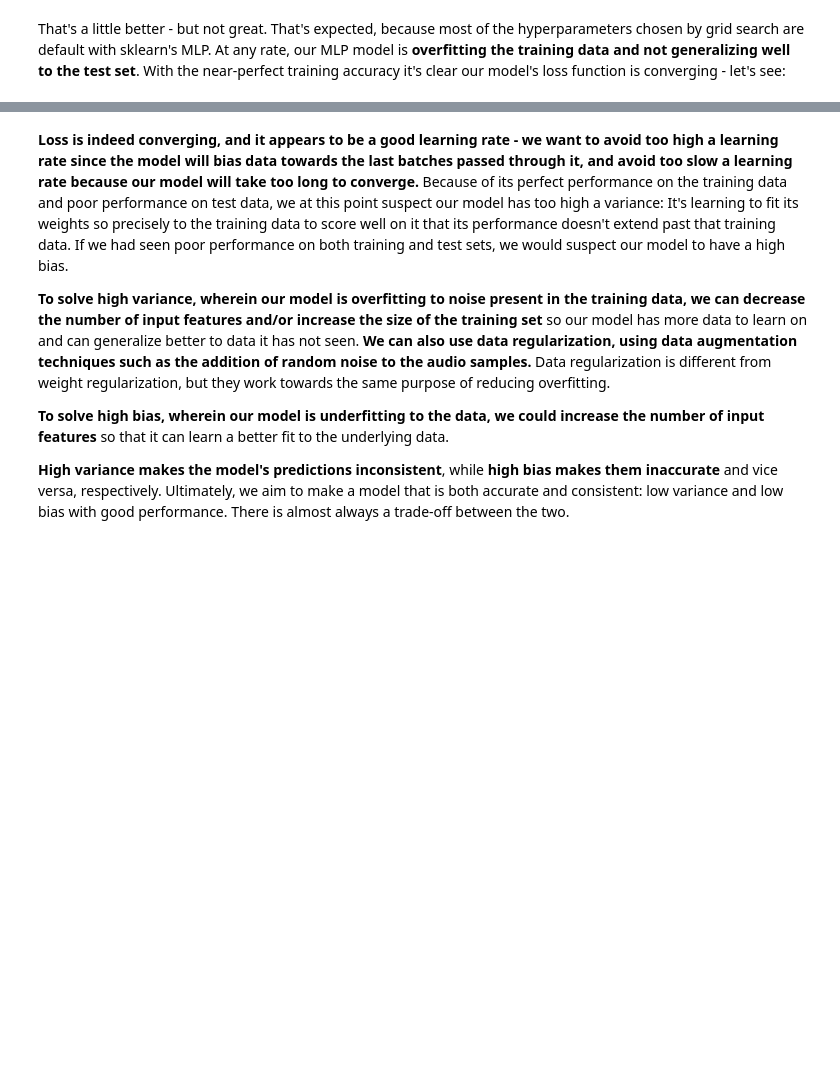
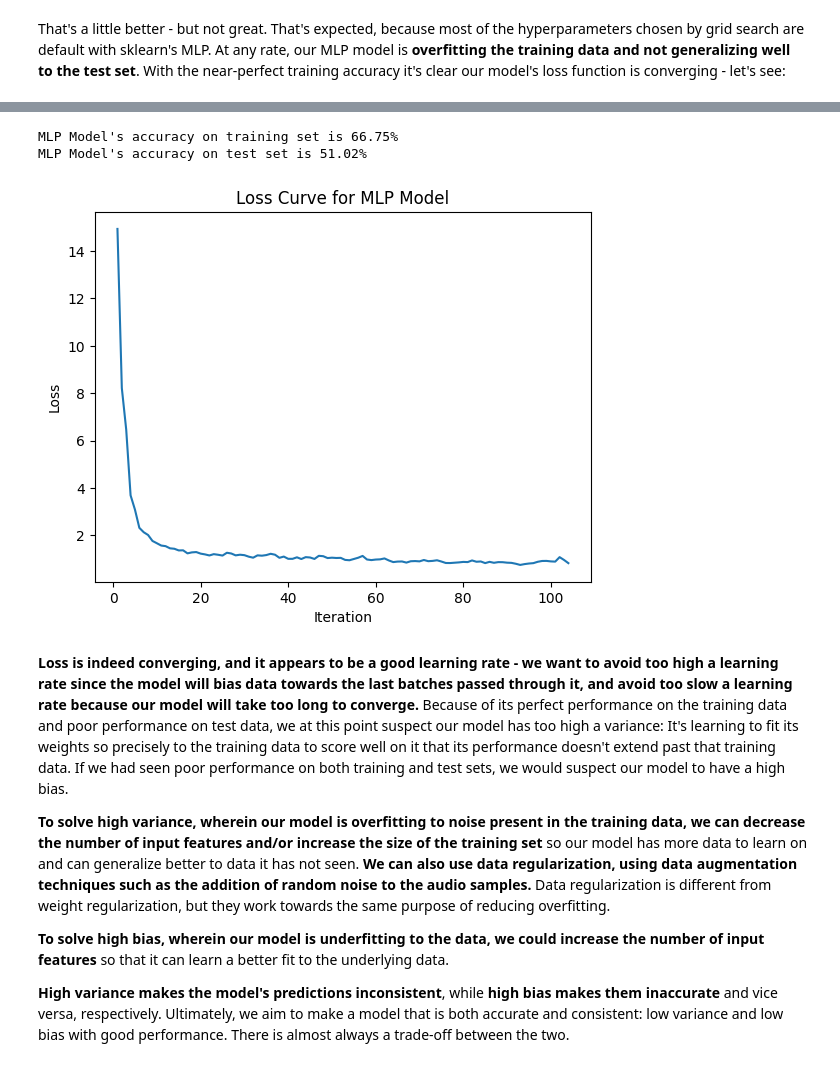
Before and after one commit to goose2711/Week4-Neural_Network, a Jupyter notebook: Week4__Neural_Networks.ipynb, the cells around one changed output, grey strips where cells are left out. Cells and saved outputs as stored; diff of their text form; code cells hidden in the pictures; blank space fills up the shorter version.

```diff
--- a/Week4__Neural_Networks.ipynb
+++ b/Week4__Neural_Networks.ipynb
@@ -781,3 +792,31 @@ plt.show()
+# %%
+#MLP classifier for Merged dataset
+model = MLPClassifier(
+    activation='relu',
+    solver='adam',
+    alpha=0.001,
+    batch_size=256,
+    hidden_layer_sizes=(300,),
+    learning_rate='adaptive',
+    max_iter=1000, # I've found for this task, loss converges at ~1000 iterations
+    random_state=69,
+)
+
+model.fit(X_trainMerged, y_trainMerged)
+
+print(f'MLP Model\'s accuracy on training set is {100*model.score(X_trainMerged, y_trainMerged):.2f}%')
+print(f'MLP Model\'s accuracy on test set is {100*model.score(X_testMerged, y_testMerged):.2f}%')
+print("\n")
+plt.figure()
+plt.plot([num for num in range(1,model.n_iter_ +1)], model.loss_curve_)
+plt.title('Loss Curve for MLP Model')
+plt.ylabel('Loss')
+plt.xlabel('Iteration')
+plt.show()
+# %% [output]
+MLP Model's accuracy on training set is 66.75%
+MLP Model's accuracy on test set is 51.02%
+[figure, added]
 # %% [markdown]
 **Loss is indeed converging, and it appears to be a good learning rate - we want to avoid too high a learning rate since the model will bias data towards the last batches passed through it, and avoid too slow a learning rate because our model will take too long to converge.** Because of its perfect performance on the training data and poor performance on test data, we at this point suspect our model has too high a variance: It's learning to fit its weights so precisely to the training data to score well on it that its performance doesn't extend past that training data. If we had seen poor performance on both training and test sets, we would suspect our model to have a high bias.
 
```
Also changed, not shown: parts of 5 cells of this notebook.
